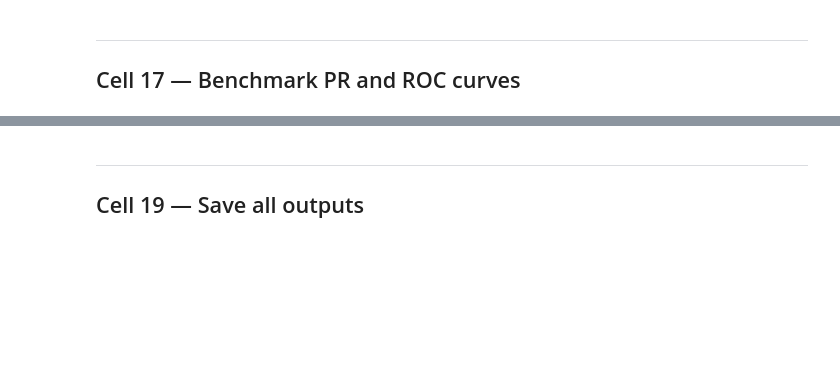
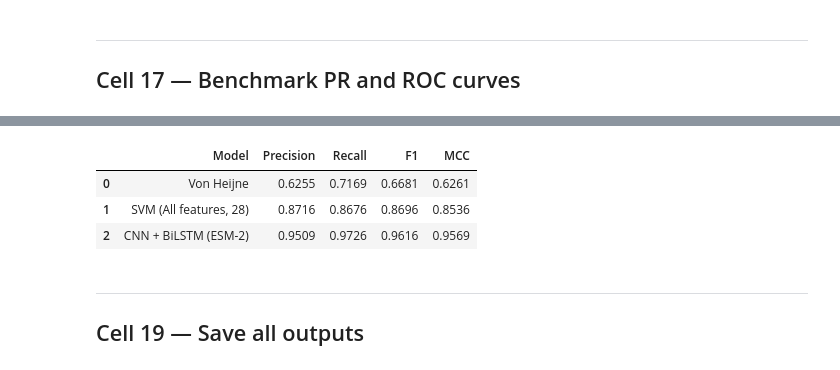
Before and after one commit to MahanBalooei/eukaryotic-signal-peptide-prediction, a Jupyter notebook: 6- Deep_learning/step6_deep_learning.ipynb, the cells around one changed output, grey strips where cells are left out. Cells and saved outputs as stored; diff of their text form; code cells hidden in the pictures; blank space fills up the shorter version.

```diff
--- a/6- Deep_learning/step6_deep_learning.ipynb
+++ b/6- Deep_learning/step6_deep_learning.ipynb
@@ -940,3 +1003,41 @@ SVM (selected features)     0.8600  0.8900 0.8700 0.8400  0.9110   0.9850
+# %%
+# === BENCHMARK-SET COMPARISON TABLE ===
+# Use SVM "All features (28)" because it performs better than the selected-feature version
+# on the benchmark set and matches the OOF CV plots shown in Step 5.
+
+VH_METRICS = {
+    "Precision": 0.6255,
+    "Recall": 0.7169,
+    "F1": 0.6681,
+    "MCC": 0.6261
+}
+
+SVM_METRICS = {
+    "Precision": 0.8716,
+    "Recall": 0.8676,
+    "F1": 0.8696,
+    "MCC": 0.8536
+}
+
+CNN_METRICS = {
+    "Precision": bench_metrics["precision"],
+    "Recall": bench_metrics["recall"],
+    "F1": bench_metrics["f1"],
+    "MCC": bench_metrics["mcc"]
+}
+
+comparison_df = pd.DataFrame([
+    {"Model": "Von Heijne", **VH_METRICS},
+    {"Model": "SVM (All features, 28)", **SVM_METRICS},
+    {"Model": "CNN + BiLSTM (ESM-2)", **CNN_METRICS}
+])
+
+display(comparison_df.round(4))
+# %% [output]
+|  | Model | Precision | Recall | F1 | MCC |
+| 0 | Von Heijne | 0.6255 | 0.7169 | 0.6681 | 0.6261 |
+| 1 | SVM (All features, 28) | 0.8716 | 0.8676 | 0.8696 | 0.8536 |
+| 2 | CNN + BiLSTM (ESM-2) | 0.9509 | 0.9726 | 0.9616 | 0.9569 |
 # %% [markdown]
 ---
 ## Cell 19 — Save all outputs
```
Also changed, not shown: parts of 38 cells of this notebook, 14 other files.
